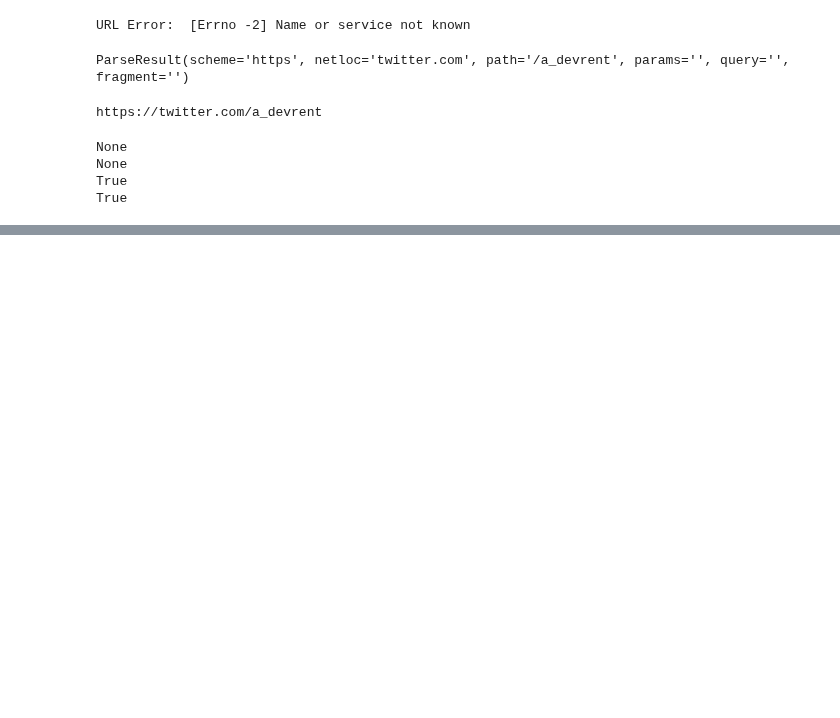
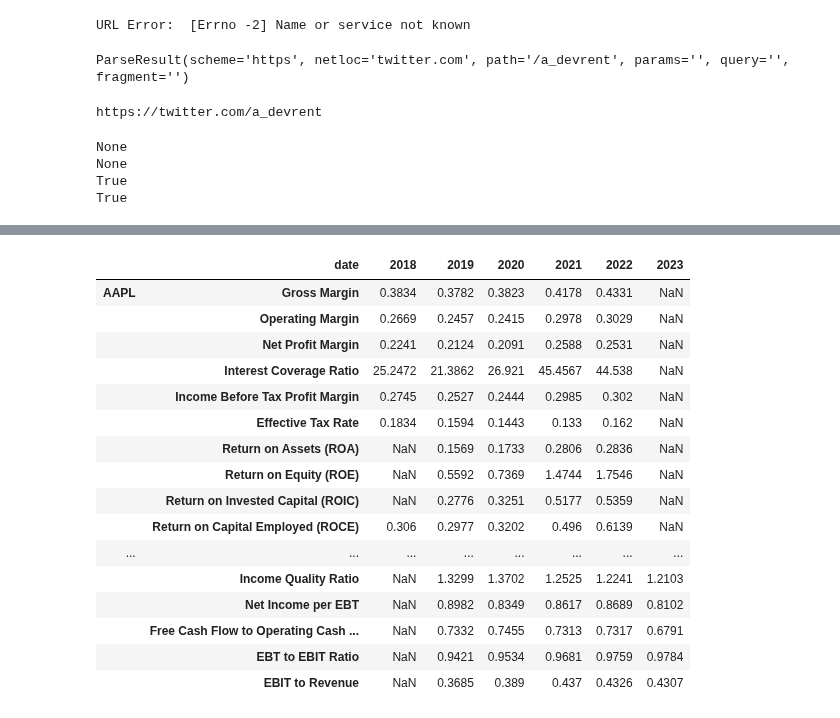
Before and after one commit to adevrent/wqu_mscfe, a Jupyter notebook: Financial Data/M6/L4.ipynb, the cells around one changed output, grey strips where cells are left out. Cells and saved outputs as stored; diff of their text form; code cells hidden in the pictures; blank space fills up the shorter version.

```diff
--- a/Financial Data/M6/L4.ipynb
+++ b/Financial Data/M6/L4.ipynb
@@ -75,0 +167,20 @@ https://pressbooks.rampages.us/businessfoundation/chapter/12-8/
+# %%
+profitability_ratios
+# %% [output]
+|  | date | 2018 | 2019 | 2020 | 2021 | 2022 | 2023 |
+| AAPL | Gross Margin | 0.3834 | 0.3782 | 0.3823 | 0.4178 | 0.4331 | NaN |
+|  | Operating Margin | 0.2669 | 0.2457 | 0.2415 | 0.2978 | 0.3029 | NaN |
+|  | Net Profit Margin | 0.2241 | 0.2124 | 0.2091 | 0.2588 | 0.2531 | NaN |
+|  | Interest Coverage Ratio | 25.2472 | 21.3862 | 26.921 | 45.4567 | 44.538 | NaN |
+|  | Income Before Tax Profit Margin | 0.2745 | 0.2527 | 0.2444 | 0.2985 | 0.302 | NaN |
+|  | Effective Tax Rate | 0.1834 | 0.1594 | 0.1443 | 0.133 | 0.162 | NaN |
+|  | Return on Assets (ROA) | NaN | 0.1569 | 0.1733 | 0.2806 | 0.2836 | NaN |
+|  | Return on Equity (ROE) | NaN | 0.5592 | 0.7369 | 1.4744 | 1.7546 | NaN |
+|  | Return on Invested Capital (ROIC) | NaN | 0.2776 | 0.3251 | 0.5177 | 0.5359 | NaN |
+|  | Return on Capital Employed (ROCE) | 0.306 | 0.2977 | 0.3202 | 0.496 | 0.6139 | NaN |
+| ... | ... | ... | ... | ... | ... | ... | ... |
+|  | Income Quality Ratio | NaN | 1.3299 | 1.3702 | 1.2525 | 1.2241 | 1.2103 |
+|  | Net Income per EBT | NaN | 0.8982 | 0.8349 | 0.8617 | 0.8689 | 0.8102 |
+|  | Free Cash Flow to Operating Cash ... | NaN | 0.7332 | 0.7455 | 0.7313 | 0.7317 | 0.6791 |
+|  | EBT to EBIT Ratio | NaN | 0.9421 | 0.9534 | 0.9681 | 0.9759 | 0.9784 |
+|  | EBIT to Revenue | NaN | 0.3685 | 0.389 | 0.437 | 0.4326 | 0.4307 |
```
Also changed, not shown: parts of 8 cells of this notebook.
